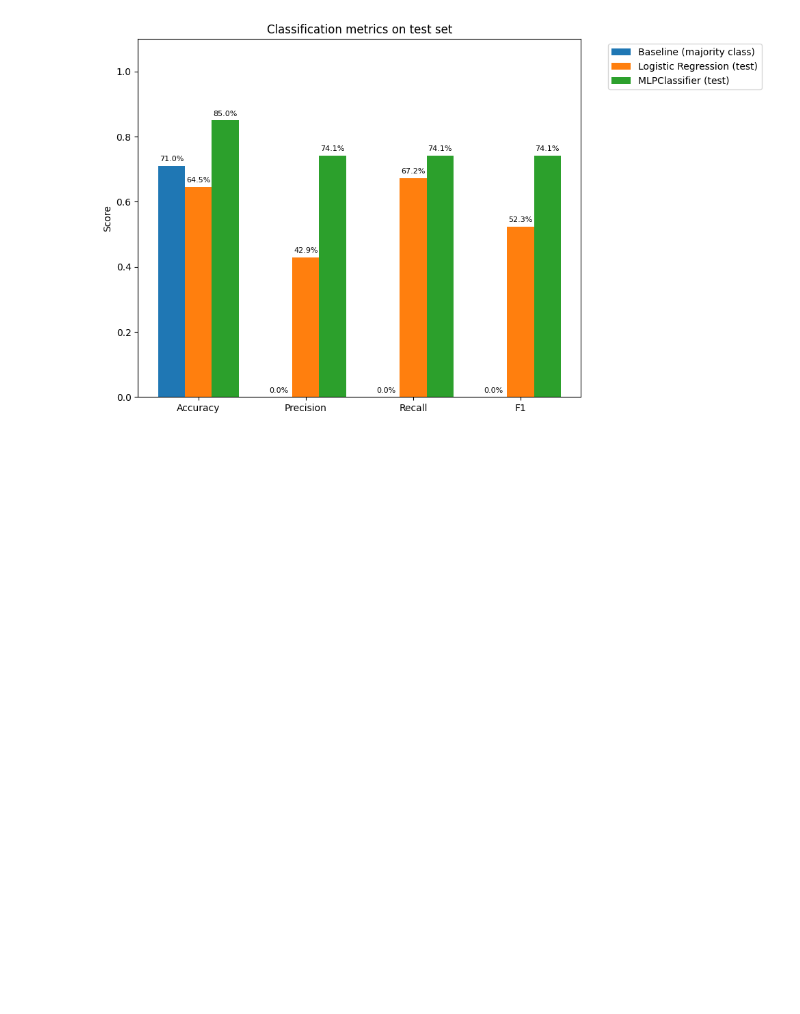
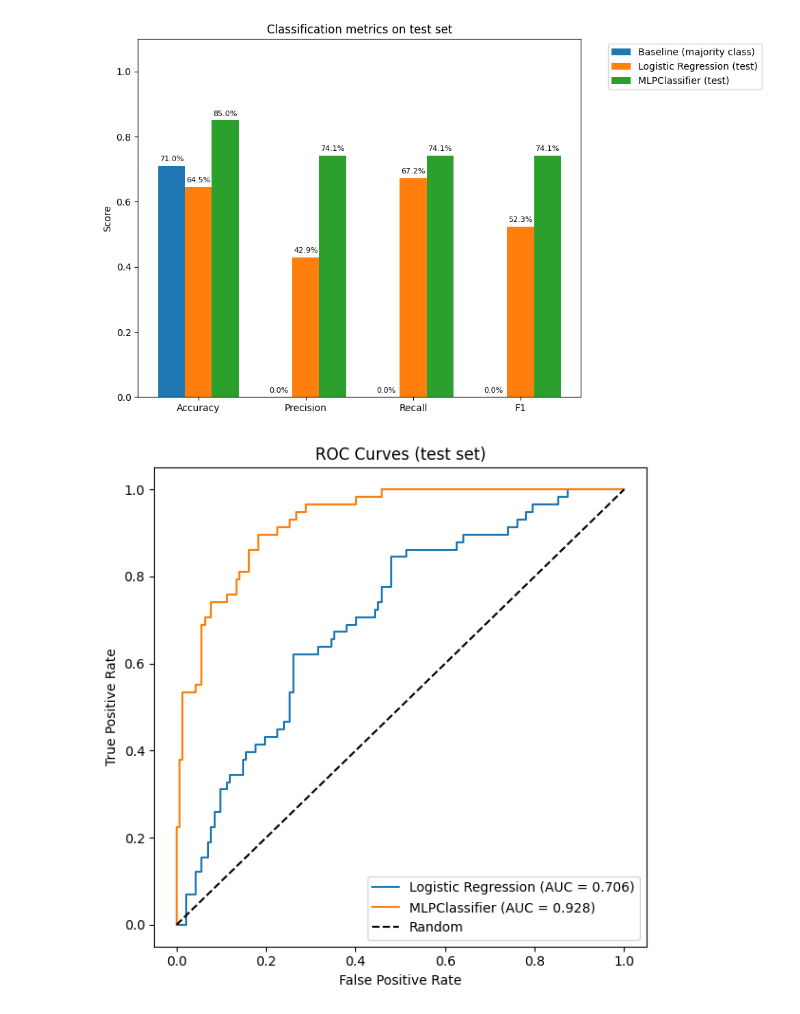
Before and after one commit to mehedihasan-cse/Blockchain, a Jupyter notebook: ML_Coursework_Draft.ipynb, the cells around one changed output. Cells and saved outputs as stored; diff of their text form; code cells hidden in the pictures; blank space fills up the shorter version.

```diff
--- a/ML_Coursework_Draft.ipynb
+++ b/ML_Coursework_Draft.ipynb
@@ -681,0 +824,27 @@ plt.show()
+# %%
+# ROC curves and AUC for Logistic Regression and MLPClassifier
+
+# Predicted probabilities for the positive class (label 1)
+y_proba_lr = best_logreg.predict_proba(X_test_cls)[:, 1]
+y_proba_mlp = best_mlpc.predict_proba(X_test_cls)[:, 1]
+
+# Compute ROC curve points
+fpr_lr, tpr_lr, _ = roc_curve(y_test_cls, y_proba_lr)
+fpr_mlp, tpr_mlp, _ = roc_curve(y_test_cls, y_proba_mlp)
+
+# Compute AUC scores
+auc_lr = roc_auc_score(y_test_cls, y_proba_lr)
+auc_mlp = roc_auc_score(y_test_cls, y_proba_mlp)
+
+plt.figure(figsize=(6, 6))
+plt.plot(fpr_lr, tpr_lr, label=f"Logistic Regression (AUC = {auc_lr:.3f})")
+plt.plot(fpr_mlp, tpr_mlp, label=f"MLPClassifier (AUC = {auc_mlp:.3f})")
+plt.plot([0, 1], [0, 1], "k--", label="Random")
+plt.xlabel("False Positive Rate")
+plt.ylabel("True Positive Rate")
+plt.title("ROC Curves (test set)")
+plt.legend()
+plt.tight_layout()
+plt.show()
+# %% [output]
+[figure, added]
```
Also changed, not shown: parts of 11 cells of this notebook.
